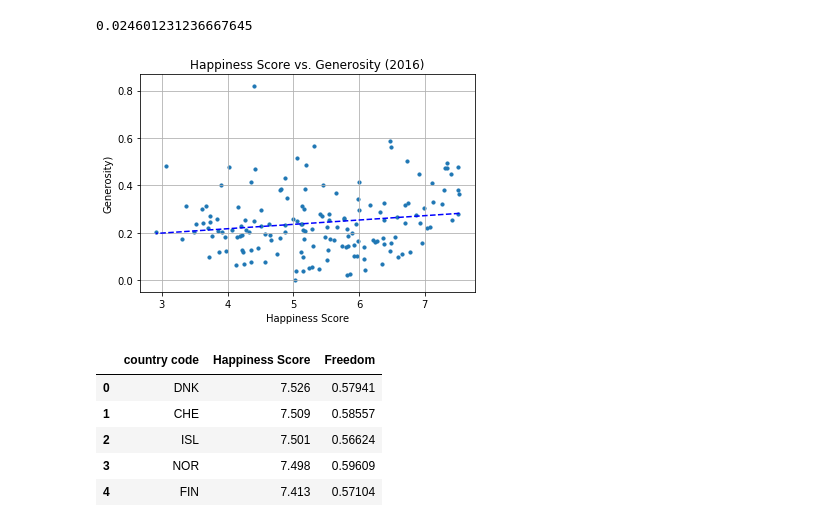
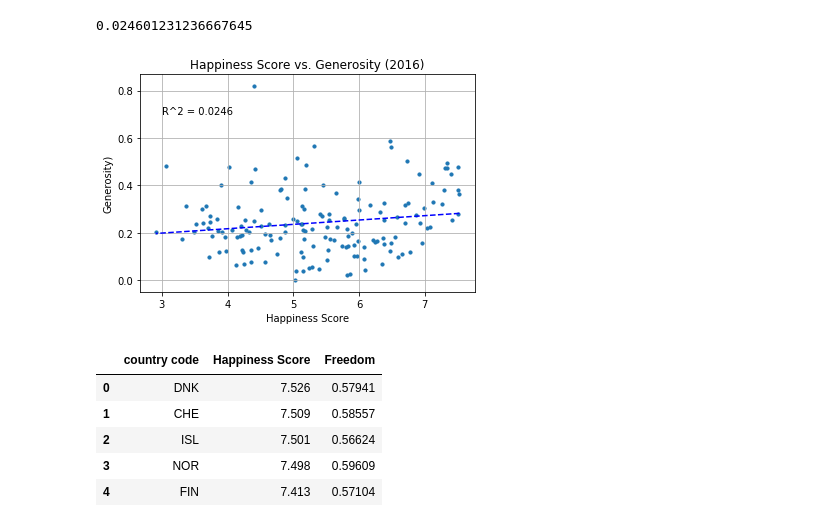
Before and after one commit to fionampg/projectofawesomeness, a Jupyter notebook: analysis/Fiona_happiness_analysis_charts.ipynb, the cells around one changed output. Cells and saved outputs as stored; diff of their text form; code cells hidden in the pictures.

```diff
--- a/analysis/Fiona_happiness_analysis_charts.ipynb
+++ b/analysis/Fiona_happiness_analysis_charts.ipynb
@@ -89,21 +89,22 @@ print(r_squared_generosity)
 # %%
 #Create a scatter plot for Happiness score and Generosity
 plt.scatter(df_generoushappiness["Happiness Score"],df_generoushappiness["Generosity"], marker = 'o', s=10)
 plt.plot(df_generoushappiness["Happiness Score"], fit_generosity, 'b--')
 
 #Format the chart
 plt.title("Happiness Score vs. Generosity (2016)")
 plt.xlabel("Happiness Score")
 plt.ylabel("Generosity)")
 plt.grid(True)
+plt.text(3, .7, 'R^2 = ' + str(round(r_squared_generosity, 4)))
 
 #Save the chart
 plt.savefig("../outputs/Happiness_vs_Generosity.png")
 
 #Show the chart
 plt.show()
 # %% [output]
-[figure, old version]
+[figure, new version]
 # %%
 df_freedomhappiness = happiness_df[["country code","Happiness Score","Freedom",]]
 df_freedomhappiness.head()
```
Also changed, not shown: parts of 5 cells of this notebook, 10 other files.
